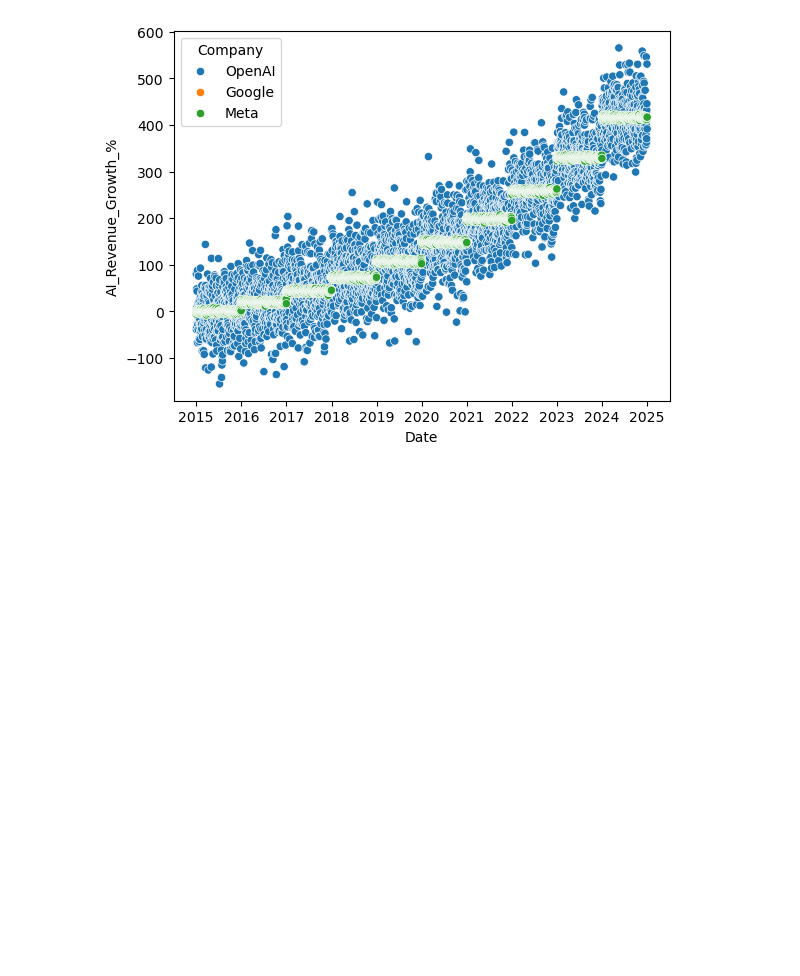
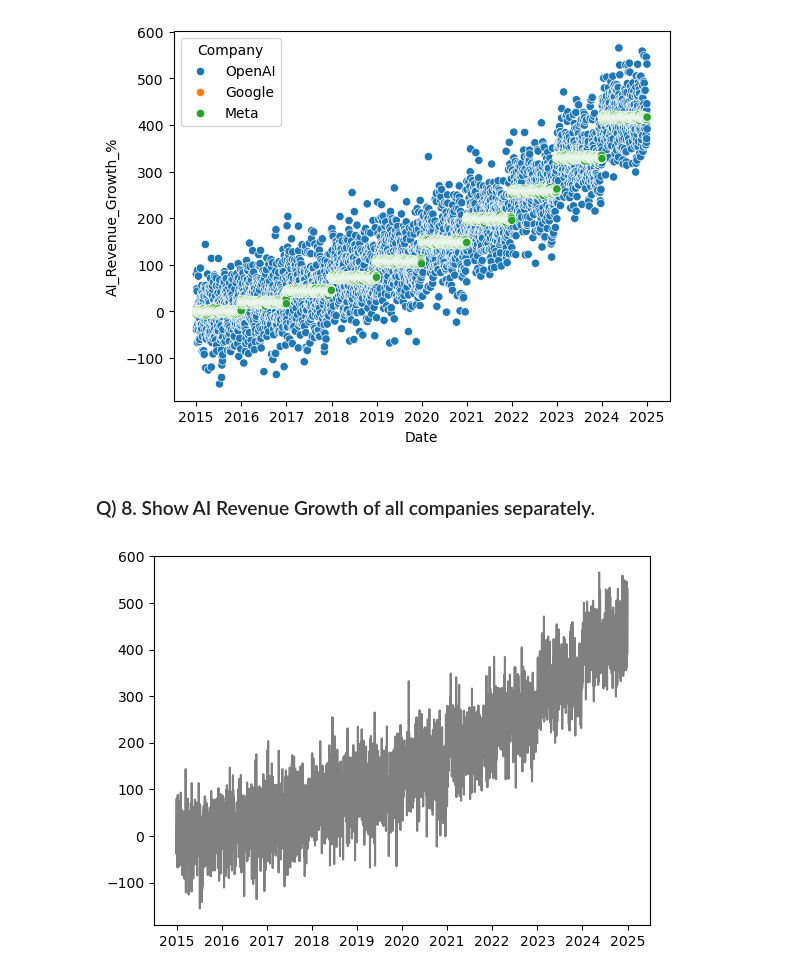
Before and after one commit to abdullahkhan-10/Python-Complete-Course, a Jupyter notebook: Python Projects/Intermediate Projects/3_financial_data.ipynb, the cells around one changed output. Drawn from its saved outputs; the diff is of its cells as text; code cells hidden in the pictures; blank space fills up the shorter version.

Commit message:
AI Revenue Growth display for each company saperately

```diff
--- a/Python Projects/Intermediate Projects/3_financial_data.ipynb
+++ b/Python Projects/Intermediate Projects/3_financial_data.ipynb
@@ -400,3 +400,13 @@ sns.scatterplot(x = "Date", y= "AI_Revenue_Growth_%", data= financial_data, hue=
 plt.show()
 # %% [output]
 [figure]
+# %% [markdown]
+### Q) 8. Show AI Revenue Growth of all companies separately.
+# %%
+### OpenAI AI Revenue Growth.
+
+plt.plot(openai_data["Date"], openai_data["AI_Revenue_Growth_%"], color="gray")
+
+plt.show()
+# %% [output]
+[figure, added]
```
Also changed, not shown: parts of 2 cells of this notebook.
